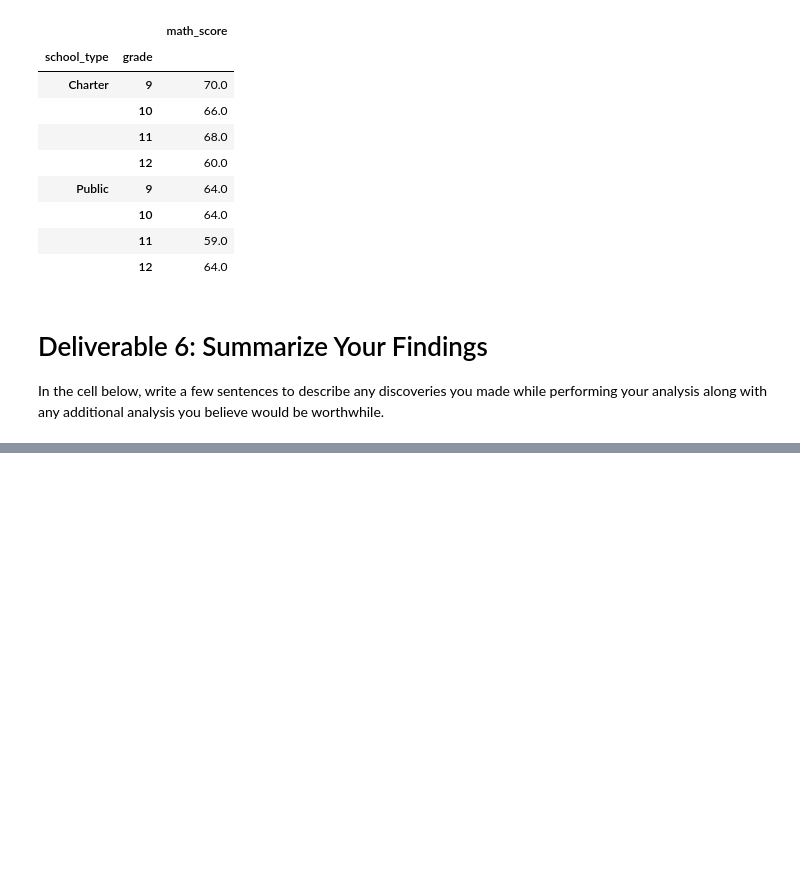
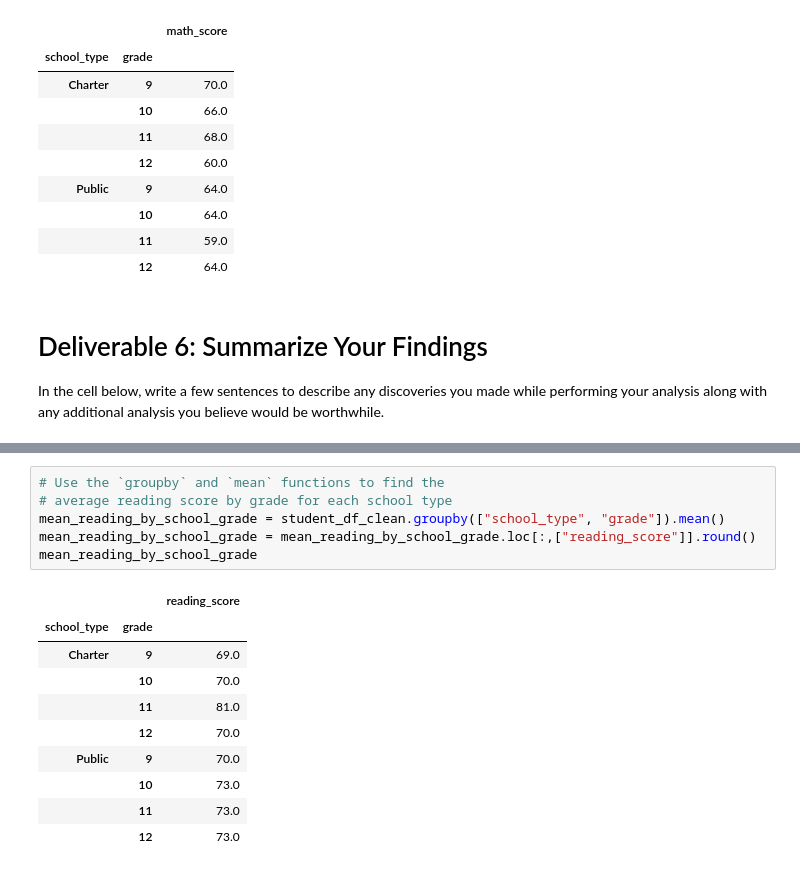
Before and after one commit to MickMarch/school_district_analysis, a Jupyter notebook: student_data_challenge.ipynb, the cells around one changed output, grey strips where cells are left out. Cells and saved outputs as stored; diff of their text form; blank space fills up the shorter version.

```diff
--- a/student_data_challenge.ipynb
+++ b/student_data_challenge.ipynb
@@ -346,0 +372,17 @@ In the cell below, write a few sentences to describe any discoveries you made wh
+# %%
+# Use the `groupby` and `mean` functions to find the
+# average reading score by grade for each school type
+mean_reading_by_school_grade = student_df_clean.groupby(["school_type", "grade"]).mean()
+mean_reading_by_school_grade = mean_reading_by_school_grade.loc[:,["reading_score"]].round()
+mean_reading_by_school_grade
+# %% [output]
+|  |  | reading_score |
+| school_type | grade |  |
+| Charter | 9 | 69.0 |
+|  | 10 | 70.0 |
+|  | 11 | 81.0 |
+|  | 12 | 70.0 |
+| Public | 9 | 70.0 |
+|  | 10 | 73.0 |
+|  | 11 | 73.0 |
+|  | 12 | 73.0 |
```
Also changed, not shown: parts of 4 cells of this notebook.
